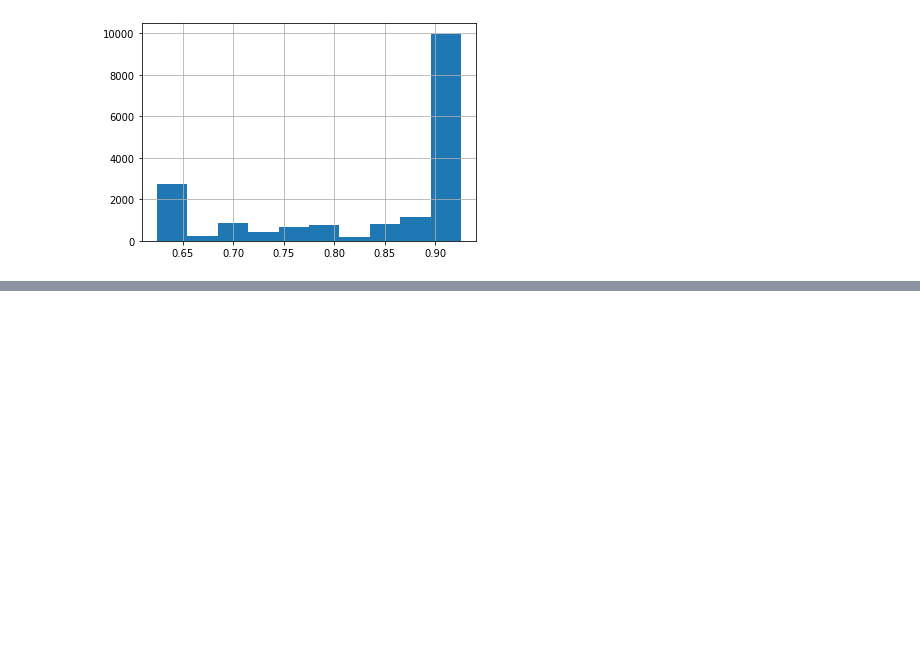
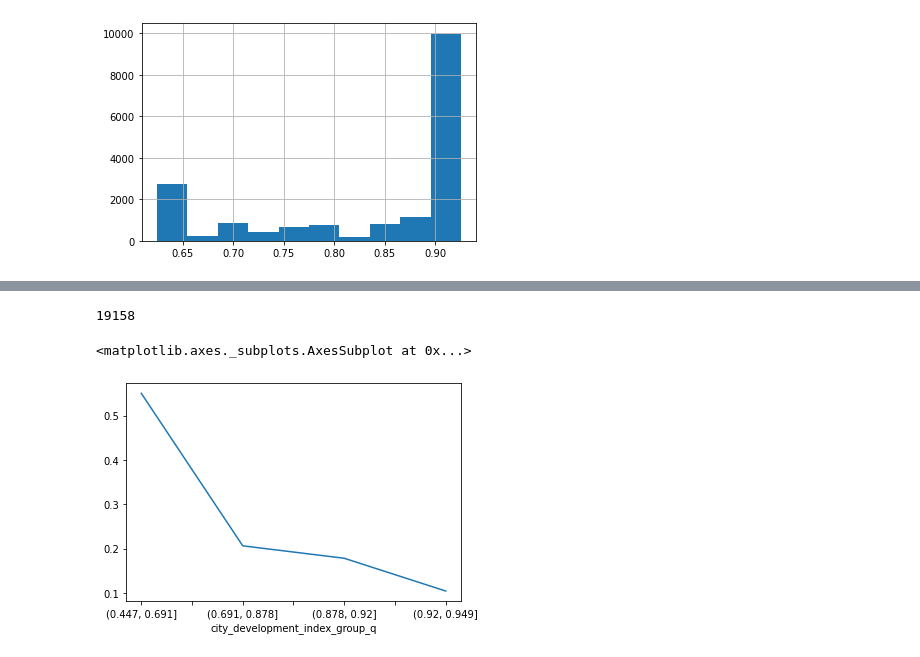
Before and after one commit to avgalkov/collab-notebooks, a Jupyter notebook: pandas_checkup.ipynb, the cells around one changed output, grey strips where cells are left out. Saved outputs shown, nothing was run; the diff lists cells and outputs as text; code cells hidden in the pictures; blank space fills up the shorter version.

```diff
--- a/pandas_checkup.ipynb
+++ b/pandas_checkup.ipynb
@@ -279,0 +394,2 @@ df[df['city_development_index'].between(q1,q2)]['city_development_index'].hist()
+# %%
+df['city_development_index_group'] = pd.cut(df['city_development_index'], 5)
@@ -279,0 +411,4 @@ df[df['city_development_index'].between(q1,q2)]['city_development_index'].hist()
+# %%
+df['city_development_index_group_q'] = pd.qcut(df['city_development_index'], 5, duplicates='drop')
+# %%
+t = df.groupby('city_development_index_group_q',dropna = False)['target'].agg(['count','mean'])
@@ -279,0 +424,9 @@ df[df['city_development_index'].between(q1,q2)]['city_development_index'].hist()
+# %%
+t['count'].sum()
+# %% [output]
+19158
+# %%
+t['mean'].plot()
+# %% [output]
+<matplotlib.axes._subplots.AxesSubplot at 0x...>
+[figure, added]
```
Also changed, not shown: parts of 68 cells of this notebook.
